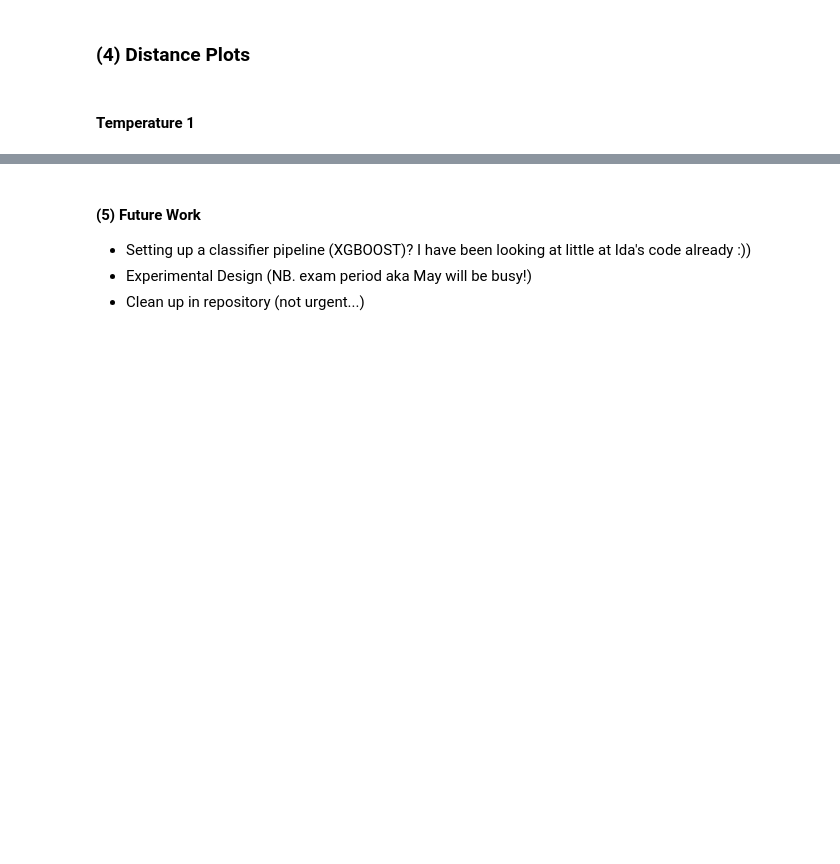
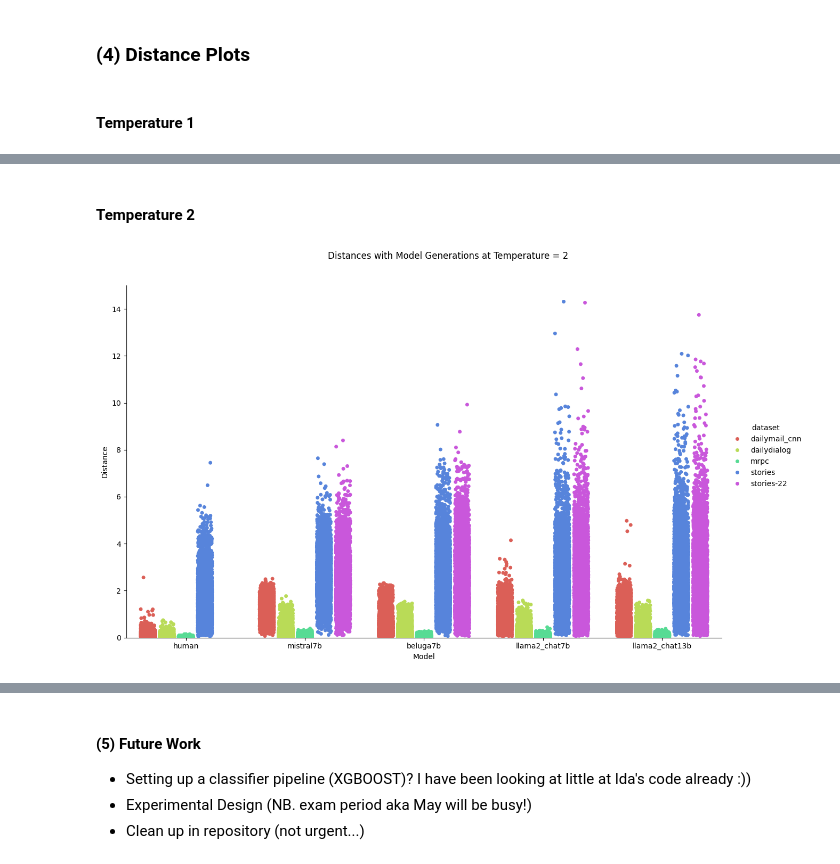
Before and after one commit to rbroc/echo, a Jupyter notebook: notes/progress-14-03-24.ipynb, the cells around one changed output, grey strips where cells are left out. Drawn from its saved outputs; the diff is of its cells as text; code cells hidden in the pictures; blank space fills up the shorter version.

```diff
--- a/notes/progress-14-03-24.ipynb
+++ b/notes/progress-14-03-24.ipynb
@@ -111,0 +182,11 @@ plot.figure.show()
+# %% [markdown]
+#### Temperature 2
+# %%
+# filter to only include model generations with temp 1 or human
+df_temp2 = df[(df["temperature"] == 2) | (df["model"] == "human")]
+
+# plot
+plot = jitterplot(df_temp2, title="Distances with Model Generations at Temperature = 2")
+plot.figure.show()
+# %% [output]
+[figure, added]
```
Also changed, not shown: parts of 12 cells of this notebook.
